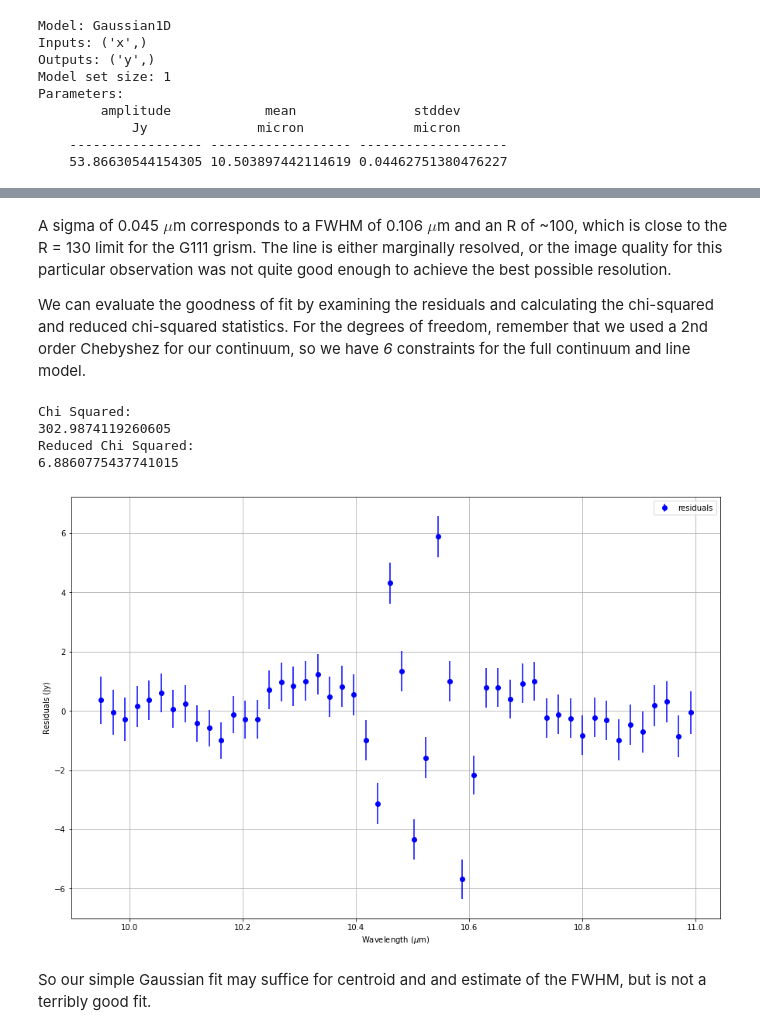
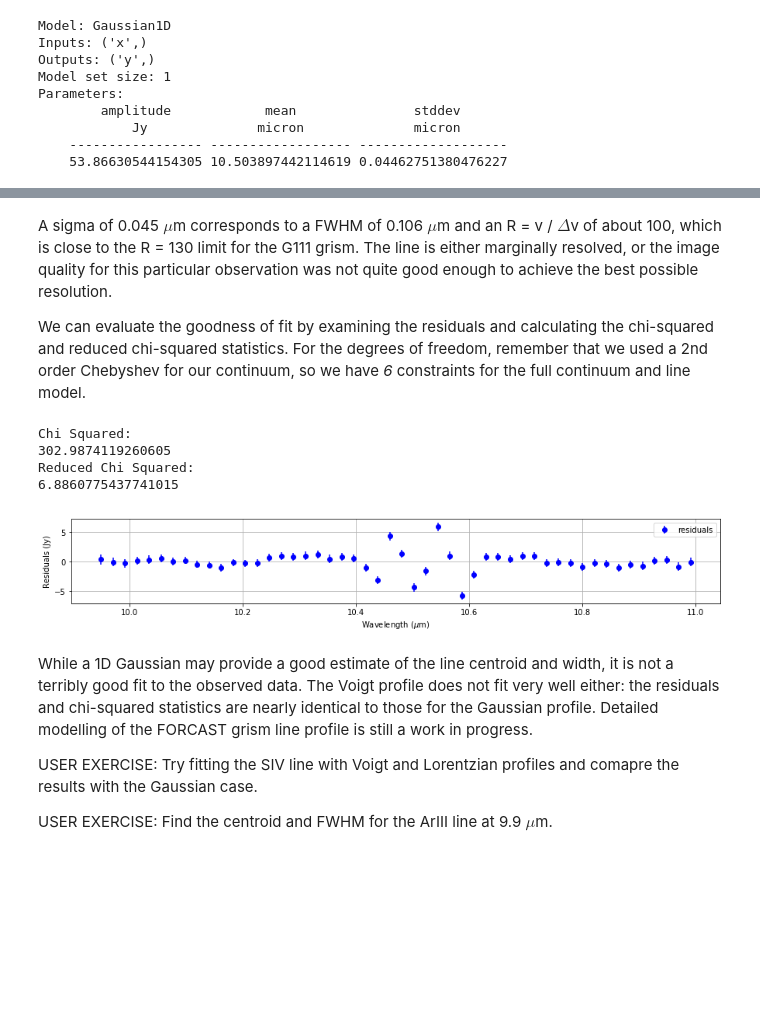
Before and after one commit to SOFIAObservatory/Recipes, a Jupyter notebook: FORCAST-Grism_LineAnalysis.ipynb, the cells around one changed output, grey strips where cells are left out. Saved outputs shown, nothing was run; the diff lists cells and outputs as text; code cells hidden in the pictures; blank space fills up the shorter version.

```diff
--- a/FORCAST-Grism_LineAnalysis.ipynb
+++ b/FORCAST-Grism_LineAnalysis.ipynb
@@ -68,6 +68,9 @@ def loadFORCASTGrismData(filename):
     data_table['error'].unit = 'Jy'
     data_table['response'].unit = 'Jy/s'
 
+    #...and mask out NaNs in flux.
+    data_table['flux'].mask = np.isnan(data_table['flux'])
+
     return data_fits,data_table
 
 
@@ -100,10 +103,12 @@ There are two main issues we need to "clean" before proceeding with line analysi
 # %%
 #Define a "clean"-ing function, that takes a FORCAST data table and telluric threshold as inputs:
+
 def cleanFORCASTGrismData(in_table,tell_thresh):
-    #Now define mask:
-    in_table['flux'].mask  = (in_table['telluric'] < tell_thresh) | np.isnan(in_table['flux'])
+    #Now define mask (= True) for telluric transmission and add to the exisitng mask.
+    in_table['flux'].mask  = in_table['flux'].mask | (in_table['telluric'] < tell_thresh)
 
-    #and apply it to the wavelength, flux, and error arrays
+    #and apply NOT(Mask) to the wavelength, flux, and error arrays,
+    #to pull out new "clean" arrays
     fc = in_table['flux'][~in_table['flux'].mask]
     wc = in_table['wavelength'][~in_table['flux'].mask]
     fc_err = in_table['error'][~in_table['flux'].mask]
@@ -503,35 +418,37 @@ plt.legend()
 # %% [markdown]
-A sigma of 0.045 $\mu$m corresponds to a FWHM of 0.106 $\mu$m and an R of ~100, which is close to the R = 130 limit for the G111 grism.  The line is either marginally resolved, or the image quality for this particular observation was not quite good enough to achieve the best possible resolution.
+A sigma of 0.045 $\mu$m corresponds to a FWHM of 0.106 $\mu$m and an R = v / $\Delta$v of about 100, which is close to the R = 130 limit for the G111 grism.  The line is either marginally resolved, or the image quality for this particular observation was not quite good enough to achieve the best possible resolution.
 
-We can evaluate the goodness of fit by examining the residuals and calculating the chi-squared and reduced chi-squared statistics.  For the degrees of freedom, remember that we used a 2nd order Chebyshez for our continuum, so we have *6* constraints for the full continuum and line model.
+We can evaluate the goodness of fit by examining the residuals and calculating the chi-squared and reduced chi-squared statistics.  For the degrees of freedom, remember that we used a 2nd order Chebyshev for our continuum, so we have *6* constraints for the full continuum and line model.
 # %%
 #Now calculate residuals:
 res = line_obs.flux - model
 
 #...and plot them.
-plt.figure(figsize=(15,10))
-x=lines[1]
-err=line_errs[1]
-plt.errorbar(x.spectral_axis,res,yerr=err.flux,fmt='o',color='b',label='residuals')
+plt.figure(figsize=(15,2))
+plt.errorbar(line_obs.spectral_axis,res,yerr=line_err.flux,fmt='o',color='b',label='residuals')
 #plt.plot(x.spectral_axis,line_fit,label='line fit',color='red')
 plt.xlabel('Wavelength ($\mu$m)')
 plt.ylabel('Residuals (Jy)')
 plt.grid()
 plt.legend()
 
 #Report the chi**2 statitic (for comparison to other model fits), and the reduced chi-squared:
 c = 6  #nubmer of constraints (parameters) on our continuum + line model.
 chisq=np.sum((res**2)/(line_err.flux)**2)
 chisq_nu=chisq/(len(line_obs.flux)-c)
 print('Chi Squared:')
 print(chisq)
 print('Reduced Chi Squared:')
 print(chisq_nu)
 # %% [output]
 Chi Squared:
 302.9874119260605
 Reduced Chi Squared:
 6.8860775437741015
-[figure, old version]
+[figure, new version]
-# %% [markdown]
-So our simple Gaussian fit may suffice for centroid and and estimate of the FWHM, but is not a terribly good fit.
+# %% [markdown]
+While a 1D Gaussian may provide a good estimate of the line centroid and width, it is not a terribly good fit to the observed data.  The Voigt profile does not fit very well either:  the residuals and chi-squared statistics are nearly identical to those for the Gaussian profile.  Detailed modelling of the FORCAST grism line profile is still a work in progress.
+
+USER EXERCISE:  Try fitting the SIV line with Voigt and Lorentzian profiles and comapre the results with the Gaussian case.
+
+USER EXERCISE:  Find the centroid and FWHM for the ArIII line at 9.9 $\mu$m.
```
Also changed, not shown: parts of 27 cells of this notebook.
